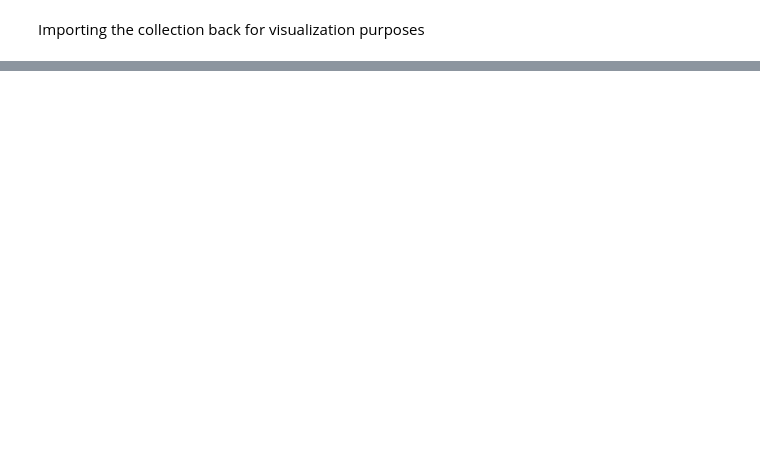
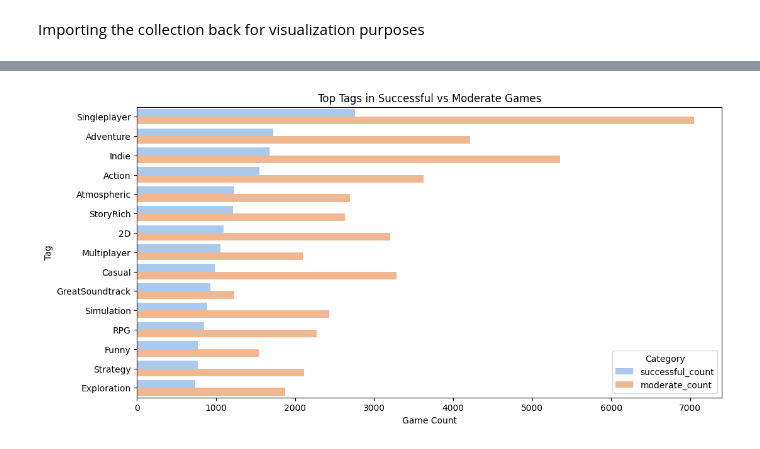
Before and after one commit to Florrena/BigDataTechnologies, a Jupyter notebook: Project.ipynb, the cells around one changed output, grey strips where cells are left out. Drawn from its saved outputs; the diff is of its cells as text; code cells hidden in the pictures; blank space fills up the shorter version.

```diff
--- a/Project.ipynb
+++ b/Project.ipynb
@@ -549,0 +636,9 @@ Importing the collection back for visualization purposes
+# %%
+# Fetch the data from the 'most_used_tags' collection in MongoDB
+most_used_tags_docs = list(db["most_used_tags"].find())
+
+# Convert the documents to a Pandas DataFrame
+most_used_tags_df = pd.DataFrame(most_used_tags_docs)
+
+# Display the DataFrame for visualization
+print(most_used_tags_df.head())  # Shows the first few rows for visualization
@@ -549,0 +654,20 @@ Importing the collection back for visualization purposes
+# %%
+import matplotlib.pyplot as plt
+import seaborn as sns
+
+# Sort the DataFrame based on successful_count for better visualization
+most_used_tags_df = most_used_tags_df.sort_values(by="successful_count", ascending=False)
+
+# Set the size of the plot
+plt.figure(figsize=(10, 6))
+
+# Create a bar plot using Seaborn
+sns.barplot(x="successful_count", y="clean_tag", data=most_used_tags_df.head(20), color="pink")  # Top 20 most used tags
+
+# Set plot labels and title
+plt.title("Top 20 Most Used Tags in Successful Games", fontsize=14)
+plt.xlabel("Successful Games Count", fontsize=12)
+plt.ylabel("Tag", fontsize=12)
+
+# Show the plot
+plt.show()
@@ -652,0 +718,16 @@ Traceback (most recent call last):
+# %%
+# Take top N most common tags
+top_tags = most_used_tags_df.sort_values(by='successful_count', ascending=False).head(15)
+
+# Melt the dataframe to long format
+melted_tags = top_tags.melt(id_vars="clean_tag", value_vars=["successful_count", "moderate_count"],
+                            var_name="Category", value_name="Count")
+
+plt.figure(figsize=(12, 6))
+sns.barplot(data=melted_tags, x="Count", y="clean_tag", hue="Category", palette="pastel")
+plt.title("Top Tags in Successful vs Moderate Games")
+plt.xlabel("Game Count")
+plt.ylabel("Tag")
+plt.show()
+# %% [output]
+[figure, added]
```
Also changed, not shown: parts of 23 cells of this notebook.
